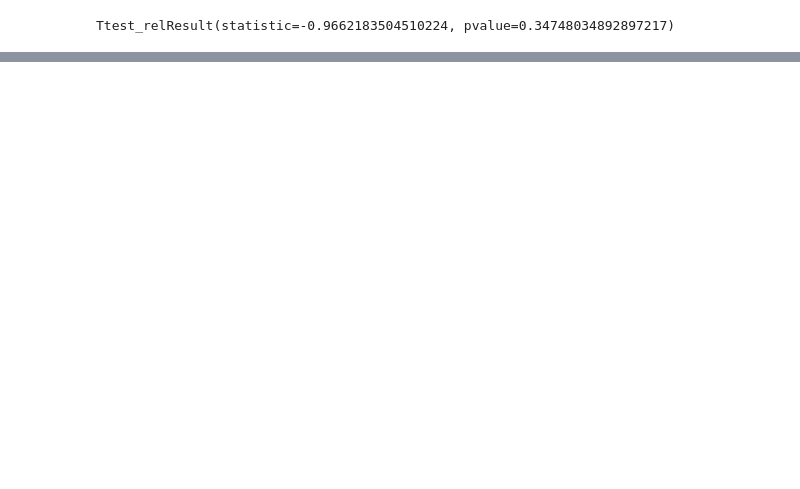
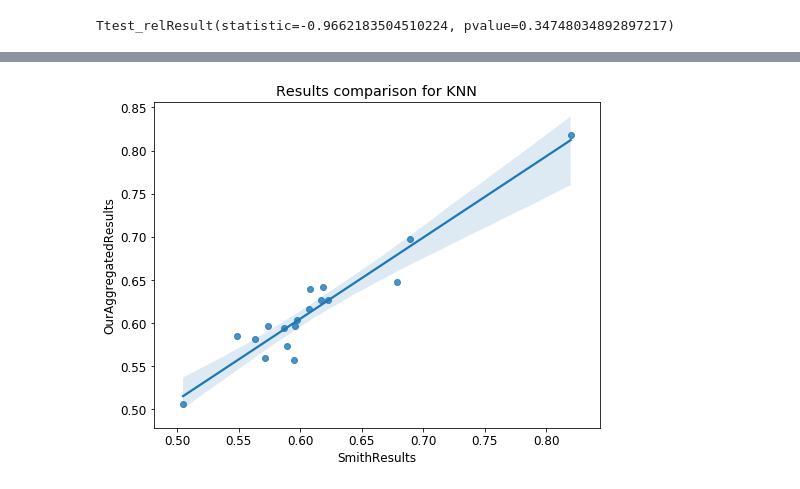
Before and after one commit to notreallyme2/tx-metalearning, a Jupyter notebook: knn_results_comparison.ipynb, the cells around one changed output, grey strips where cells are left out. Drawn from its saved outputs; the diff is of its cells as text; code cells hidden in the pictures; blank space fills up the shorter version.

Commit message:
KNN results using parallelised data

```diff
--- a/knn_results_comparison.ipynb
+++ b/knn_results_comparison.ipynb
@@ -96,0 +96,10 @@ plt.title("Differences between performance estimates");
+# %%
+mean_performance = [r['auc'].mean() for r in results]
+tasks = [" ".join(f.split('_')[3:5]) for f in filenames]
+# %%
+aggregated_results = pd.DataFrame()
+aggregated_results['results'] = mean_performance
+aggregated_results['task'] = tasks
+# %%
+aggregated_results.sort_values(by='task', inplace=True)
+sns_data.sort_values(by='Task', inplace=True)
@@ -96,0 +109,3 @@ plt.title("Differences between performance estimates");
+# %%
+sns_data['OurAggregatedResults'] = aggregated_results['results'].values # need `.values` to stop pandas re-sorting
+sns_data
@@ -96,0 +130,5 @@ plt.title("Differences between performance estimates");
+# %%
+sns.regplot(data=sns_data, x="SmithResults", y="OurAggregatedResults")
+plt.title('Results comparison for KNN');
+# %% [output]
+[figure, added]
```
Also changed, not shown: parts of 13 cells of this notebook.
